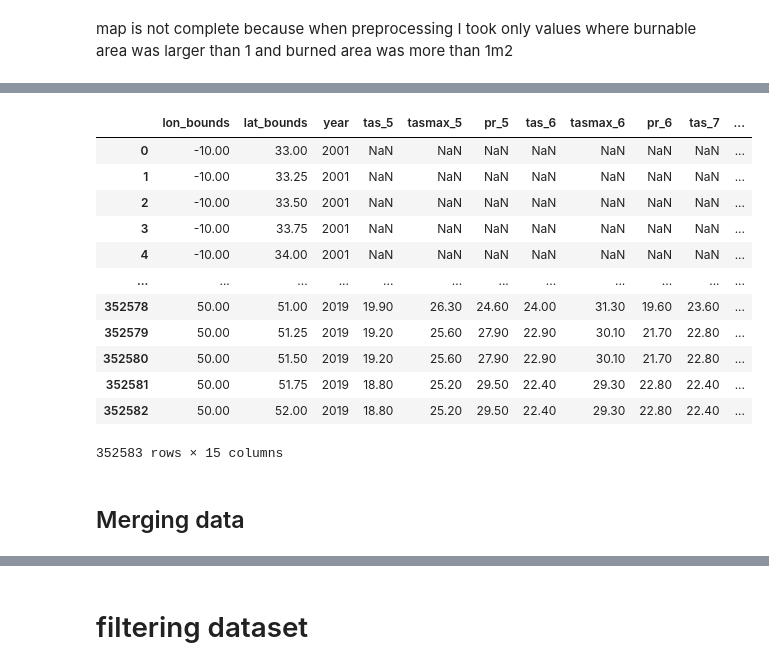
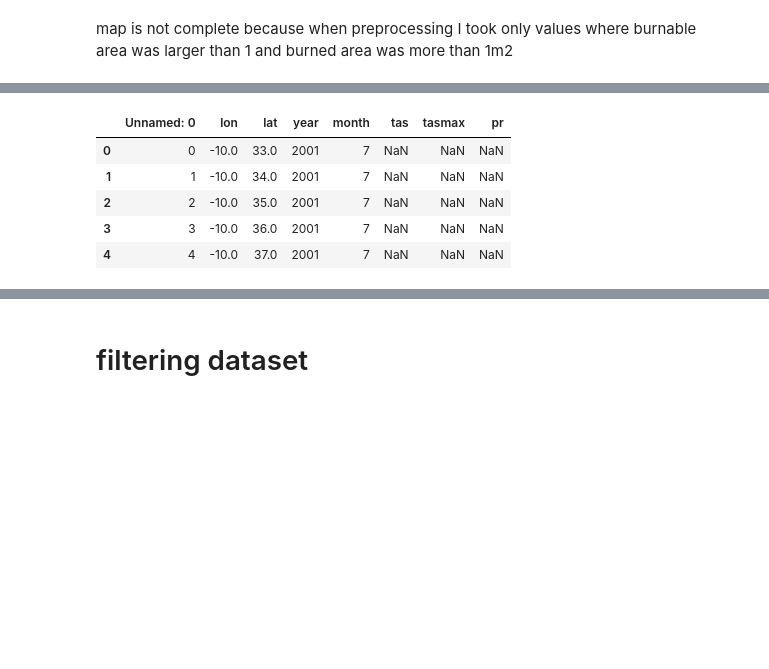
Before and after one commit to TomasDemeter/FireProject, a Jupyter notebook: notebooks/tomas_data_merging.ipynb, the cells around one changed output, grey strips where cells are left out. Drawn from its saved outputs; the diff is of its cells as text; code cells hidden in the pictures; blank space fills up the shorter version.

```diff
--- a/notebooks/tomas_data_merging.ipynb
+++ b/notebooks/tomas_data_merging.ipynb
@@ -8,5 +6,3 @@ import numpy as np
 
 from sklearn.preprocessing import RobustScaler, StandardScaler, OneHotEncoder, OrdinalEncoder, LabelEncoder, MinMaxScaler
 from sklearn.model_selection import train_test_split
-
-pd.options.display.float_format = "{:,.2f}".format
@@ -68,22 +34,11 @@ map is not complete because when preprocessing I took only values where burnable
 # %%
 climate_df = pd.read_csv('../data/climate.csv')
-climate_df = climate_df.drop(['Unnamed: 0'], axis=1)
-climate_df = climate_df.rename(columns={"lon": "lon_bounds", "lat": "lat_bounds"})
-climate_df
+climate_df.head()
 # %% [output]
-|  | lon_bounds | lat_bounds | year | tas_5 | tasmax_5 | pr_5 | tas_6 | tasmax_6 | pr_6 | tas_7 | ... |
-| 0 | -10.00 | 33.00 | 2001 | NaN | NaN | NaN | NaN | NaN | NaN | NaN | ... |
-| 1 | -10.00 | 33.25 | 2001 | NaN | NaN | NaN | NaN | NaN | NaN | NaN | ... |
-| 2 | -10.00 | 33.50 | 2001 | NaN | NaN | NaN | NaN | NaN | NaN | NaN | ... |
-| 3 | -10.00 | 33.75 | 2001 | NaN | NaN | NaN | NaN | NaN | NaN | NaN | ... |
-| 4 | -10.00 | 34.00 | 2001 | NaN | NaN | NaN | NaN | NaN | NaN | NaN | ... |
-| ... | ... | ... | ... | ... | ... | ... | ... | ... | ... | ... | ... |
-| 352578 | 50.00 | 51.00 | 2019 | 19.90 | 26.30 | 24.60 | 24.00 | 31.30 | 19.60 | 23.60 | ... |
-| 352579 | 50.00 | 51.25 | 2019 | 19.20 | 25.60 | 27.90 | 22.90 | 30.10 | 21.70 | 22.80 | ... |
-| 352580 | 50.00 | 51.50 | 2019 | 19.20 | 25.60 | 27.90 | 22.90 | 30.10 | 21.70 | 22.80 | ... |
-| 352581 | 50.00 | 51.75 | 2019 | 18.80 | 25.20 | 29.50 | 22.40 | 29.30 | 22.80 | 22.40 | ... |
-| 352582 | 50.00 | 52.00 | 2019 | 18.80 | 25.20 | 29.50 | 22.40 | 29.30 | 22.80 | 22.40 | ... |
+|  | Unnamed: 0 | lon | lat | year | month | tas | tasmax | pr |
+| 0 | 0 | -10.0 | 33.0 | 2001 | 7 | NaN | NaN | NaN |
+| 1 | 1 | -10.0 | 34.0 | 2001 | 7 | NaN | NaN | NaN |
+| 2 | 2 | -10.0 | 35.0 | 2001 | 7 | NaN | NaN | NaN |
+| 3 | 3 | -10.0 | 36.0 | 2001 | 7 | NaN | NaN | NaN |
+| 4 | 4 | -10.0 | 37.0 | 2001 | 7 | NaN | NaN | NaN |
-352583 rows × 15 columns
-# %% [markdown]
-## Merging data
 # %%
```
Also changed, not shown: parts of 12 cells of this notebook, 1 other file.
